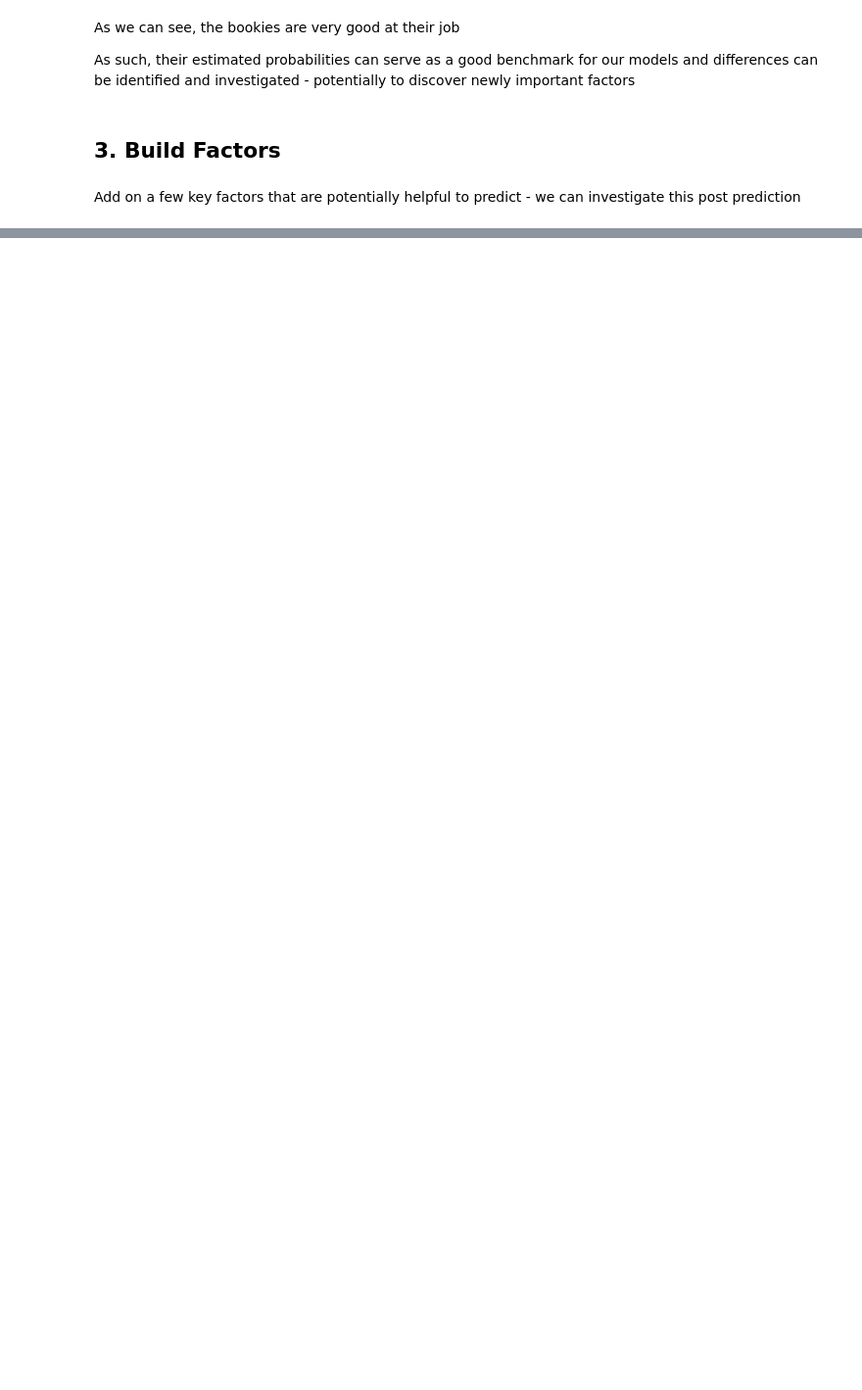
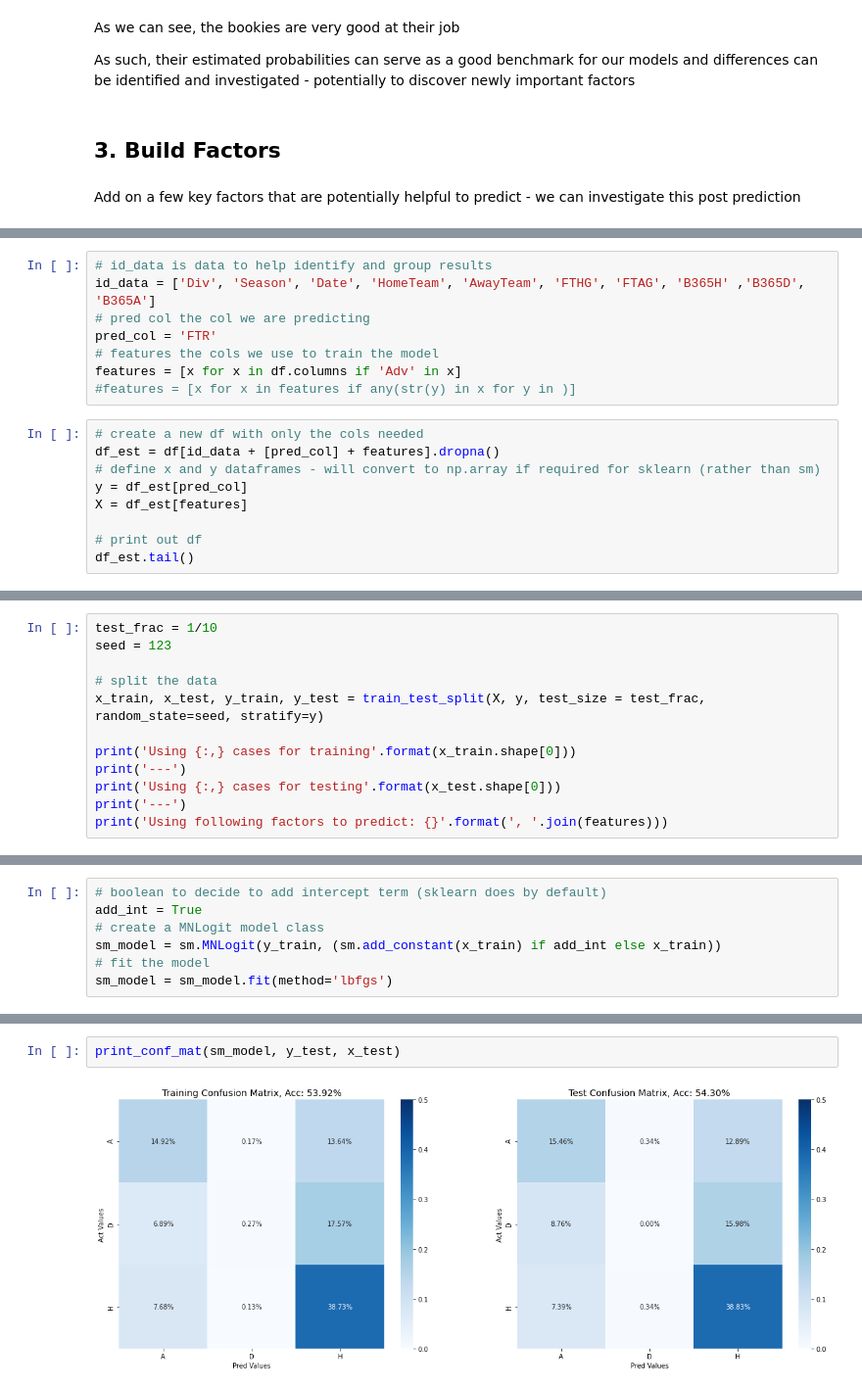
Before and after one commit to mjam03/epl, a Jupyter notebook: notebooks/Logistic Regression.ipynb, the cells around one changed output, grey strips where cells are left out. Shown at 98% size. Saved outputs shown, nothing was run; the diff lists cells and outputs as text; blank space fills up the shorter version.

```diff
--- a/notebooks/Logistic Regression.ipynb
+++ b/notebooks/Logistic Regression.ipynb
@@ -232,0 +211,17 @@ array([0.25217696])
+# %%
+# id_data is data to help identify and group results
+id_data = ['Div', 'Season', 'Date', 'HomeTeam', 'AwayTeam', 'FTHG', 'FTAG', 'B365H' ,'B365D', 'B365A']
+# pred col the col we are predicting
+pred_col = 'FTR'
+# features the cols we use to train the model
+features = [x for x in df.columns if 'Adv' in x]
+#features = [x for x in features if any(str(y) in x for y in )]
+# %%
+# create a new df with only the cols needed
+df_est = df[id_data + [pred_col] + features].dropna()
+# define x and y dataframes - will convert to np.array if required for sklearn (rather than sm)
+y = df_est[pred_col]
+X = df_est[features]
+
+# print out df
+df_est.tail()
@@ -232,0 +237,12 @@ array([0.25217696])
+# %%
+test_frac = 1/10
+seed = 123
+
+# split the data
+x_train, x_test, y_train, y_test = train_test_split(X, y, test_size = test_frac, random_state=seed, stratify=y)
+
+print('Using {:,} cases for training'.format(x_train.shape[0]))
+print('---')
+print('Using {:,} cases for testing'.format(x_test.shape[0]))
+print('---')
+print('Using following factors to predict: {}'.format(', '.join(features)))
@@ -232,0 +263,7 @@ array([0.25217696])
+# %%
+# boolean to decide to add intercept term (sklearn does by default)
+add_int = True
+# create a MNLogit model class
+sm_model = sm.MNLogit(y_train, (sm.add_constant(x_train) if add_int else x_train))
+# fit the model
+sm_model = sm_model.fit(method='lbfgs')
@@ -232,0 +300,4 @@ array([0.25217696])
+# %%
+print_conf_mat(sm_model, y_test, x_test)
+# %% [output]
+[figure, added]
```
Also changed, not shown: parts of 60 cells of this notebook, 13 other files.
